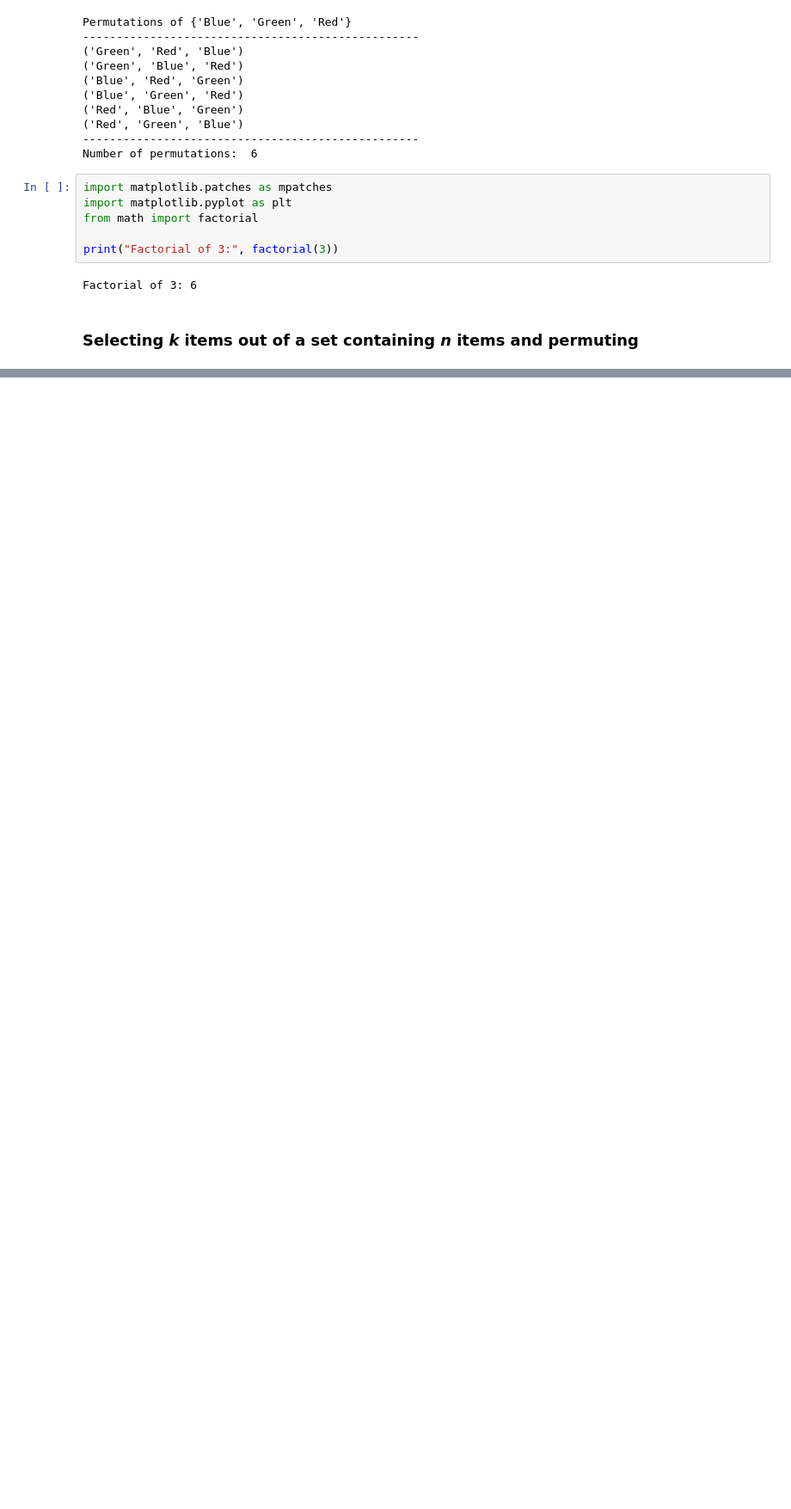
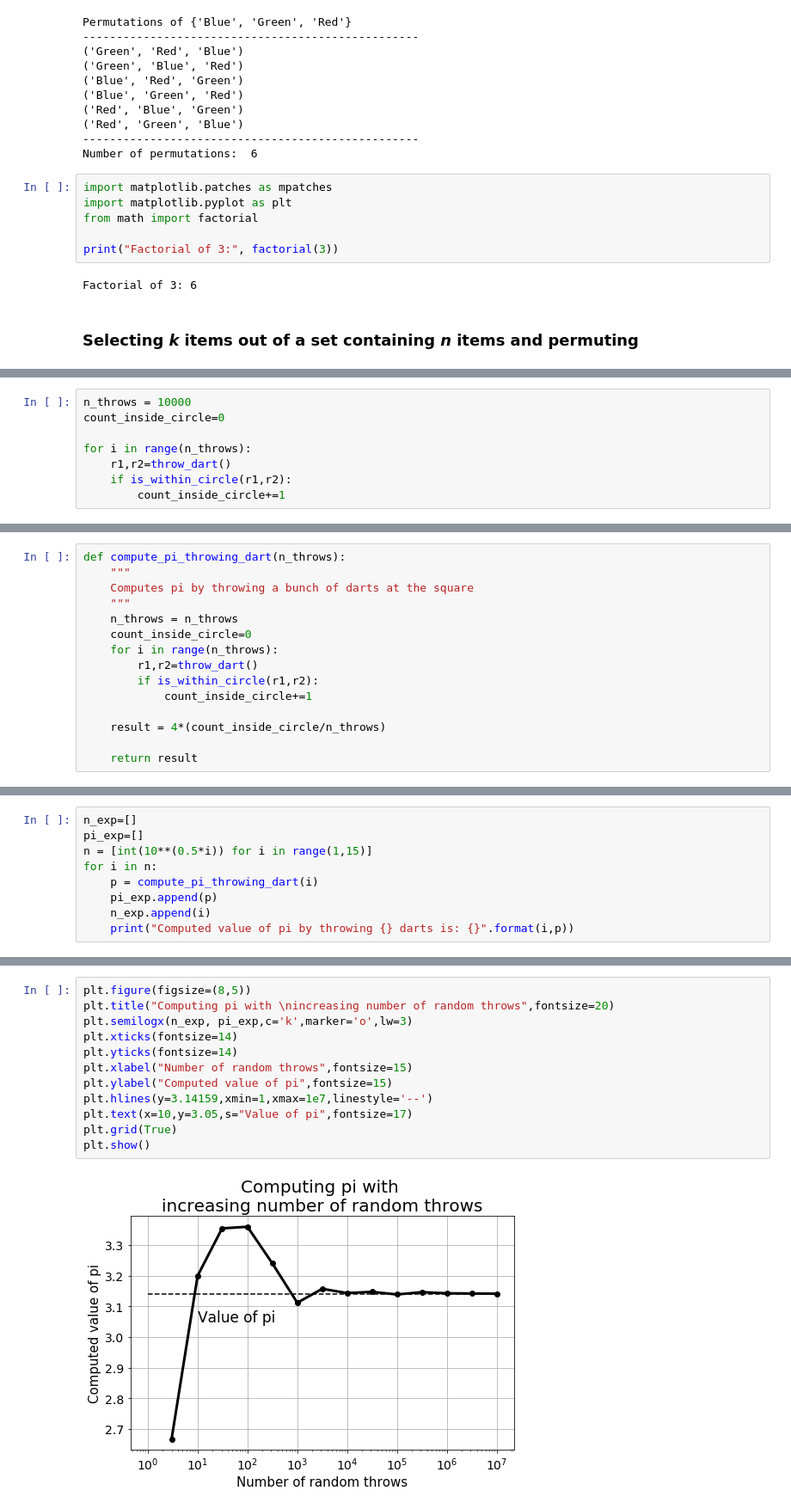
Before and after one commit to vitormeriat/math-fundamentals, a Jupyter notebook: Untitled.ipynb, the cells around one changed output, grey strips where cells are left out. Shown: that part at 86% size. Cells and saved outputs as stored; diff of their text form; blank space fills up the shorter version.

Commit message:
Computin pi with a random dart throwing game and using probability concept

```diff
--- a/Untitled.ipynb
+++ b/Untitled.ipynb
@@ -407,0 +662,8 @@ Factorial of 3: 6
+# %%
+n_throws = 10000
+count_inside_circle=0
+
+for i in range(n_throws):
+    r1,r2=throw_dart()
+    if is_within_circle(r1,r2):
+        count_inside_circle+=1
@@ -407,0 +677,15 @@ Factorial of 3: 6
+# %%
+def compute_pi_throwing_dart(n_throws):
+    """
+    Computes pi by throwing a bunch of darts at the square
+    """
+    n_throws = n_throws
+    count_inside_circle=0
+    for i in range(n_throws):
+        r1,r2=throw_dart()
+        if is_within_circle(r1,r2):
+            count_inside_circle+=1
+
+    result = 4*(count_inside_circle/n_throws)
+
+    return result
@@ -407,0 +694,9 @@ Factorial of 3: 6
+# %%
+n_exp=[]
+pi_exp=[]
+n = [int(10**(0.5*i)) for i in range(1,15)]
+for i in n:
+    p = compute_pi_throwing_dart(i)
+    pi_exp.append(p)
+    n_exp.append(i)
+    print("Computed value of pi by throwing {} darts is: {}".format(i,p))
@@ -407,0 +718,14 @@ Factorial of 3: 6
+# %%
+plt.figure(figsize=(8,5))
+plt.title("Computing pi with \nincreasing number of random throws",fontsize=20)
+plt.semilogx(n_exp, pi_exp,c='k',marker='o',lw=3)
+plt.xticks(fontsize=14)
+plt.yticks(fontsize=14)
+plt.xlabel("Number of random throws",fontsize=15)
+plt.ylabel("Computed value of pi",fontsize=15)
+plt.hlines(y=3.14159,xmin=1,xmax=1e7,linestyle='--')
+plt.text(x=10,y=3.05,s="Value of pi",fontsize=17)
+plt.grid(True)
+plt.show()
+# %% [output]
+[figure, added]
```
Also changed, not shown: parts of 40 cells of this notebook, 1 other file.
